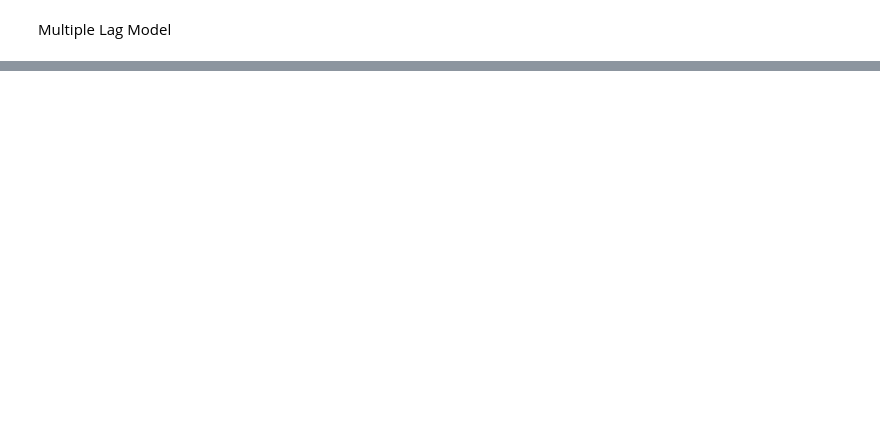
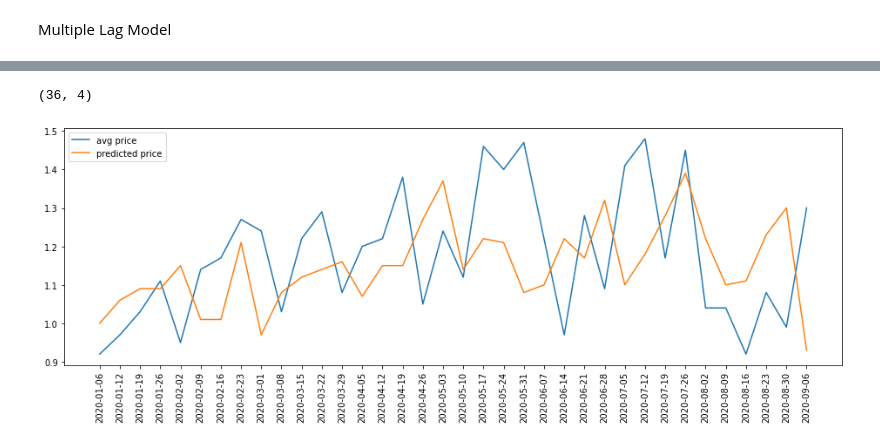
Before and after one commit to davidmcbee/Health_and_Avocados, a Jupyter notebook: LSTM_Multivariate_Prices_climate.ipynb, the cells around one changed output, grey strips where cells are left out. Saved outputs shown, nothing was run; the diff lists cells and outputs as text; code cells hidden in the pictures; blank space fills up the shorter version.

```diff
--- a/LSTM_Multivariate_Prices_climate.ipynb
+++ b/LSTM_Multivariate_Prices_climate.ipynb
@@ -526,0 +645,3 @@ print(inv_y.shape)
+# %%
+display_df = xresults[['date_x', 'avg_price', 'predictions', 'geography']]
+display_df
@@ -526,0 +662,3 @@ print(inv_y.shape)
+# %%
+display_df.rename(columns = {'date_x' : 'date'}, inplace=True)
+display_df
@@ -526,0 +682,3 @@ print(inv_y.shape)
+# %%
+display_df.sort_values(by=['date', 'geography'], inplace=True)
+display_df.head()
@@ -526,0 +697,15 @@ print(inv_y.shape)
+# %%
+onecity = display_df.loc[cleaned_df['geography'] == 'Albany']
+onecity.shape
+# %% [output]
+(36, 4)
+# %%
+plt.plot(onecity['date'], onecity['avg_price'], label= 'avg price')
+plt.plot(onecity['date'], onecity['predictions'], label= 'predicted price')
+fig=plt.gcf()
+fig.set_size_inches(16,5)
+plt.legend(loc='upper left')
+plt.xticks(rotation=90)
+plt.show()
+# %% [output]
+[figure, added]
```
Also changed, not shown: parts of 24 cells of this notebook, 14 other files.
